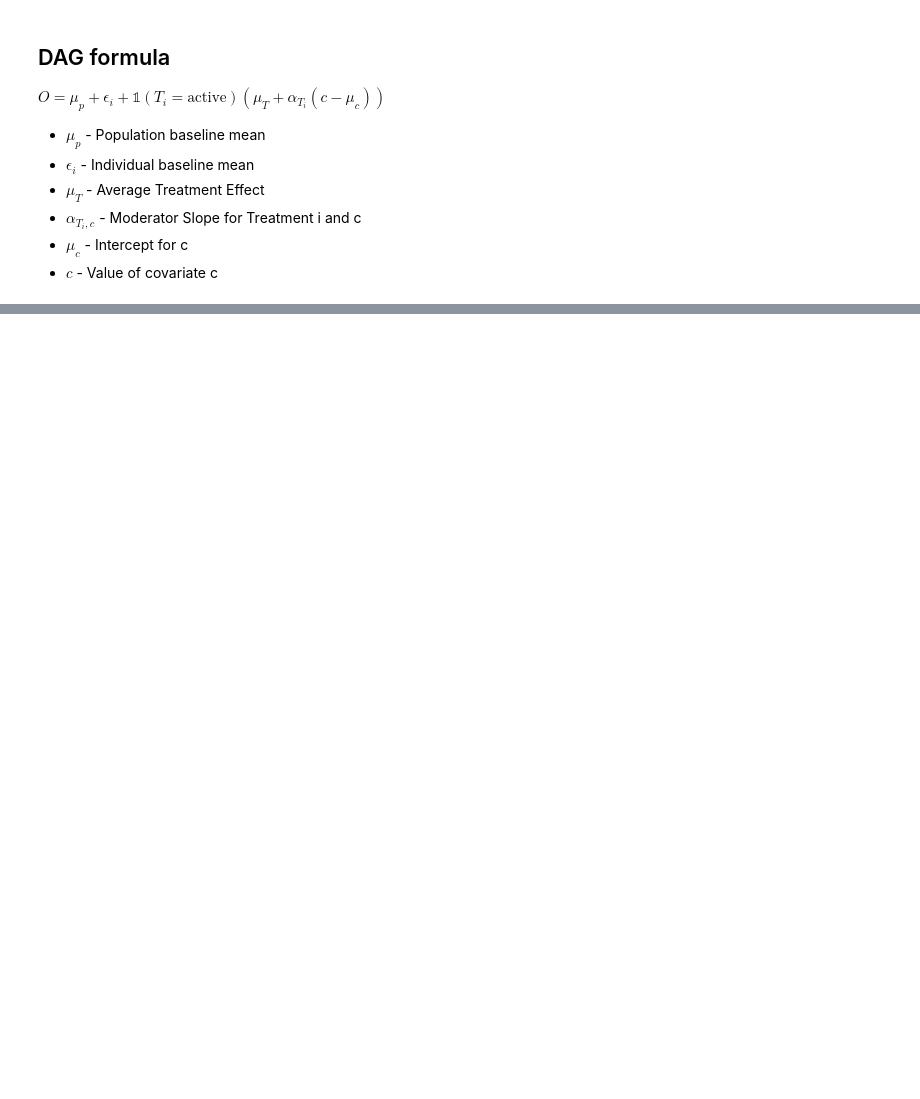
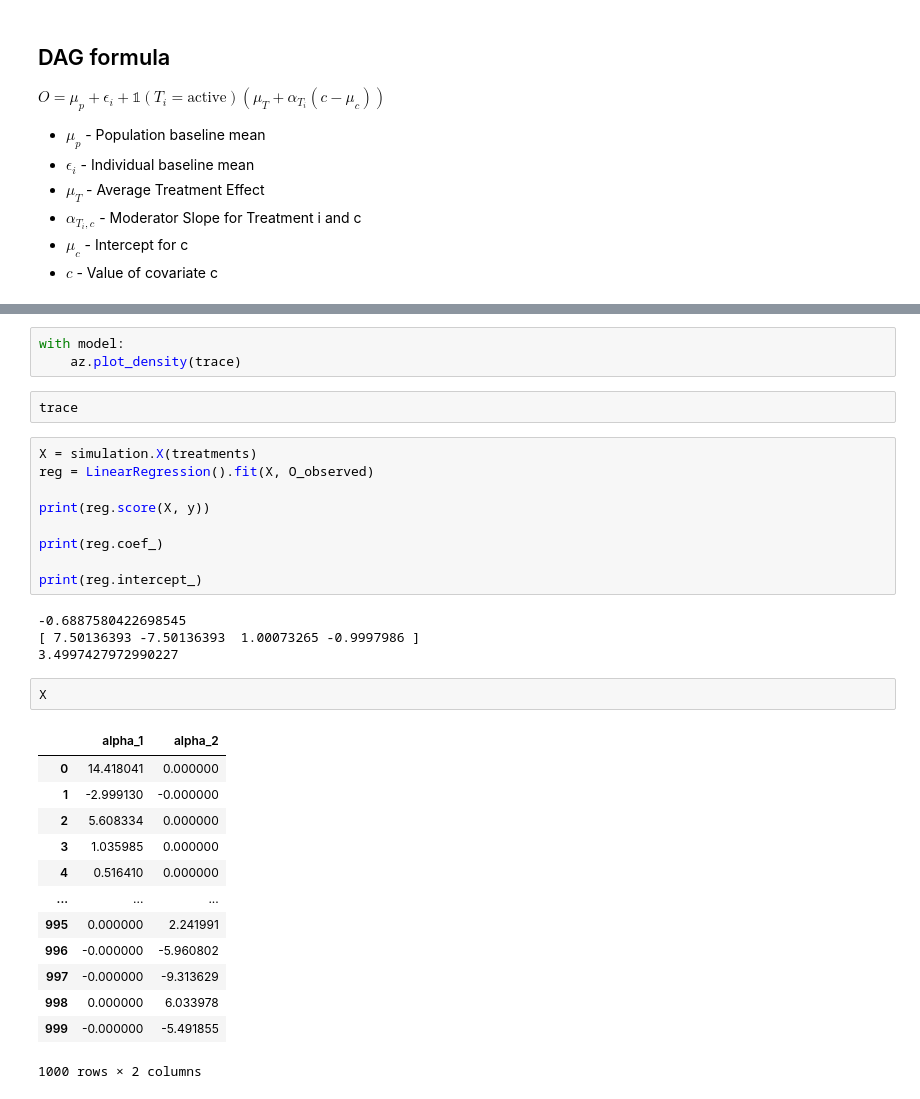
Before and after one commit to HIAlab/adaptive_nof1, a Jupyter notebook: simulation.ipynb, the cells around one changed output, grey strips where cells are left out. Drawn from its saved outputs; the diff is of its cells as text; blank space fills up the shorter version.

```diff
--- a/simulation.ipynb
+++ b/simulation.ipynb
@@ -104,0 +131,34 @@ sns.relplot(O)
+# %%
+with model:
+    az.plot_density(trace)
+# %%
+trace
+# %%
+X = simulation.X(treatments)
+reg = LinearRegression().fit(X, O_observed)
+
+print(reg.score(X, y))
+
+print(reg.coef_)
+
+print(reg.intercept_)
+# %% [output]
+-0.6887580422698545
+[ 7.50136393 -7.50136393  1.00073265 -0.9997986 ]
+3.4997427972990227
+# %%
+X
+# %% [output]
+|  | alpha_1 | alpha_2 |
+| 0 | 14.418041 | 0.000000 |
+| 1 | -2.999130 | -0.000000 |
+| 2 | 5.608334 | 0.000000 |
+| 3 | 1.035985 | 0.000000 |
+| 4 | 0.516410 | 0.000000 |
+| ... | ... | ... |
+| 995 | 0.000000 | 2.241991 |
+| 996 | -0.000000 | -5.960802 |
+| 997 | -0.000000 | -9.313629 |
+| 998 | 0.000000 | 6.033978 |
+| 999 | -0.000000 | -5.491855 |
+1000 rows × 2 columns
```
Also changed, not shown: parts of 12 cells of this notebook.
